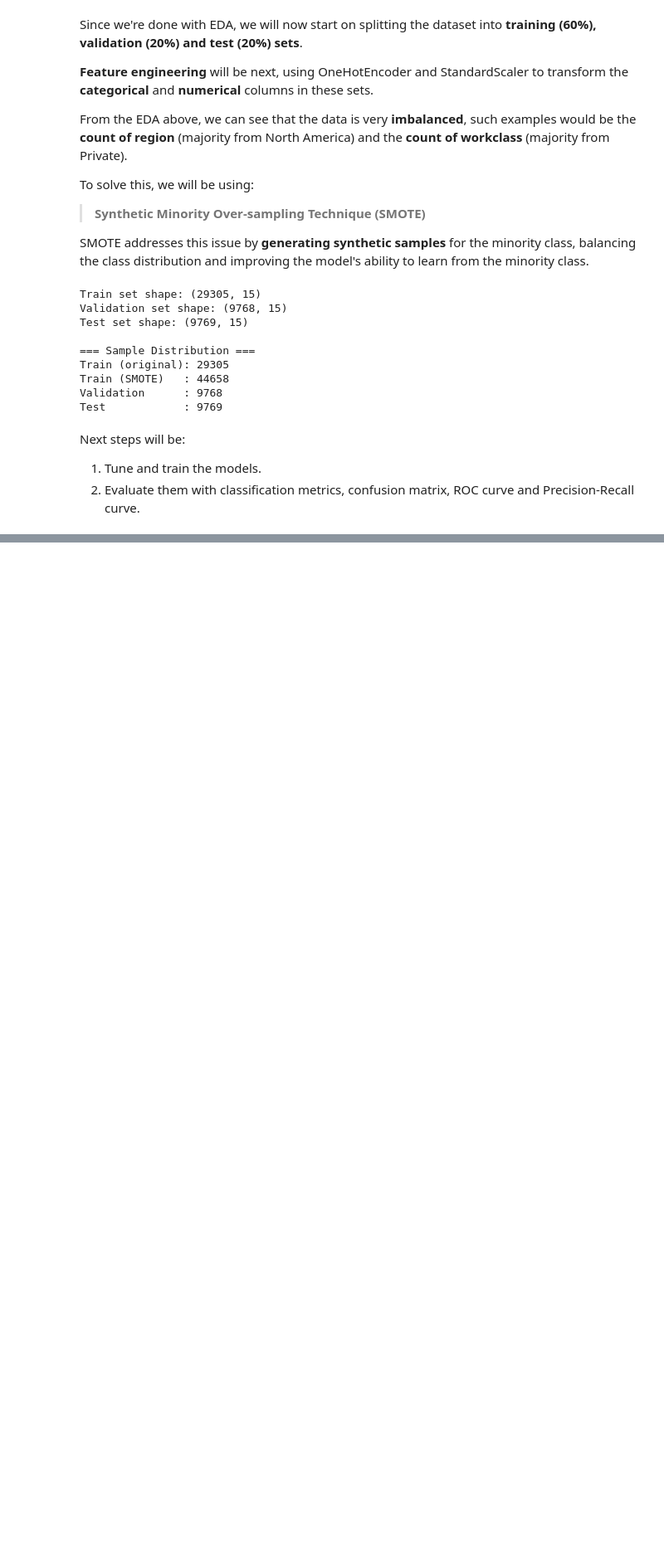
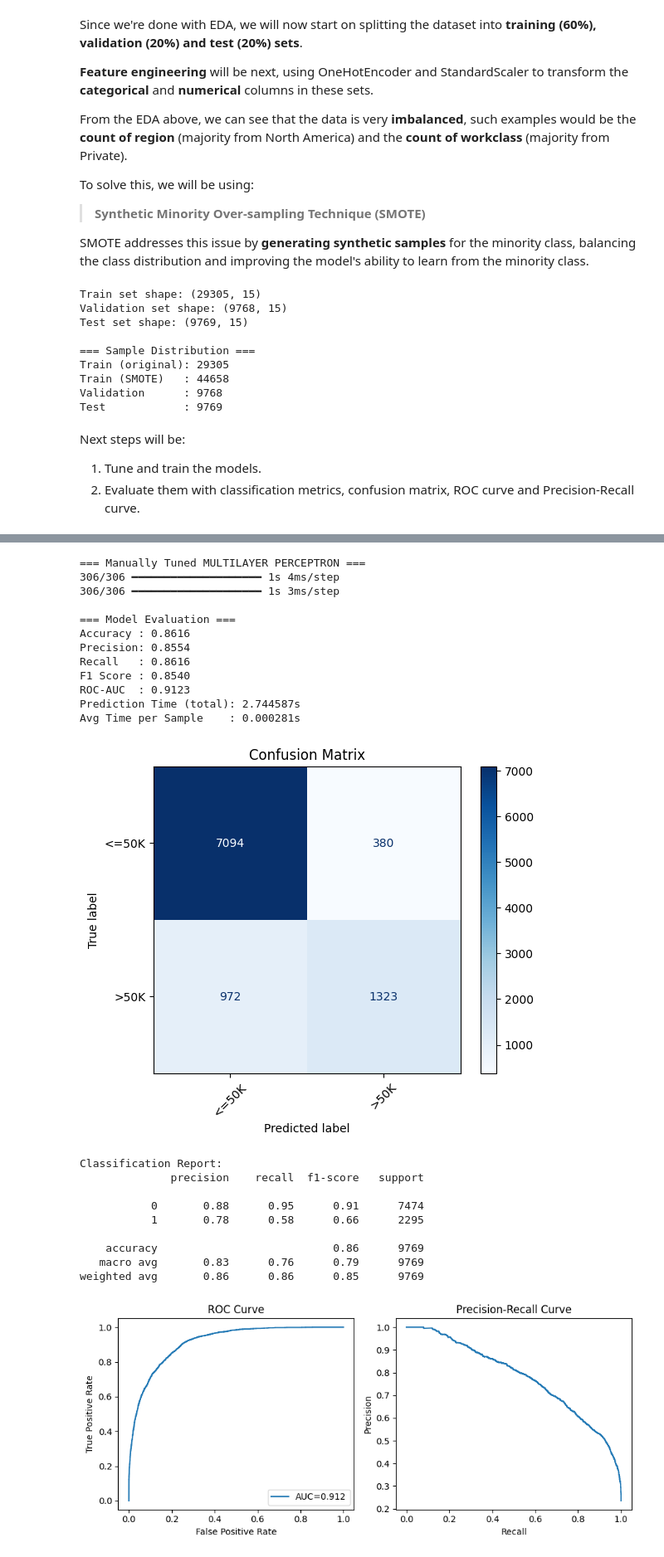
Before and after one commit to ykhuay/ML-Adult-Dataset, a Jupyter notebook: CSCI218_Group_Project_(ML_on_Adult_Dataset).ipynb, the cells around one changed output, grey strips where cells are left out. Shown at 83% size. Drawn from its saved outputs; the diff is of its cells as text; code cells hidden in the pictures; blank space fills up the shorter version.

```diff
--- a/CSCI218_Group_Project_(ML_on_Adult_Dataset).ipynb
+++ b/CSCI218_Group_Project_(ML_on_Adult_Dataset).ipynb
@@ -894,3 +916,34 @@ weighted avg       0.85      0.86      0.85      9769
+# %%
+# Train Manually tuned MLP model
+best_mlp2 = mlp_train(X_train_sm, y_train_sm, X_val, y_val)
+# %%
+# Evaluate Manually tuned MLP model
+print("\n=== Manually Tuned MULTILAYER PERCEPTRON ===")
+evaluate_model(best_mlp2, X_test, y_test)
+# %% [output]
+=== Manually Tuned MULTILAYER PERCEPTRON ===
+306/306 ━━━━━━━━━━━━━━━━━━━━ 1s 4ms/step
+306/306 ━━━━━━━━━━━━━━━━━━━━ 1s 3ms/step
+
+=== Model Evaluation ===
+Accuracy : 0.8616
+Precision: 0.8554
+Recall   : 0.8616
+F1 Score : 0.8540
+ROC-AUC  : 0.9123
+Prediction Time (total): 2.744587s
+Avg Time per Sample    : 0.000281s
+[figure, added]
+Classification Report:
+              precision    recall  f1-score   support
+
+           0       0.88      0.95      0.91      7474
+           1       0.78      0.58      0.66      2295
+
+    accuracy                           0.86      9769
+   macro avg       0.83      0.76      0.79      9769
+weighted avg       0.86      0.86      0.85      9769
+[figure, added]
 # %%
 # Train and evaluate tuned SVM model
 best_svm_model = train_svm_classifier(X_train_sm, y_train_sm, X_val, y_val)
```
Also changed, not shown: parts of 8 cells of this notebook.
